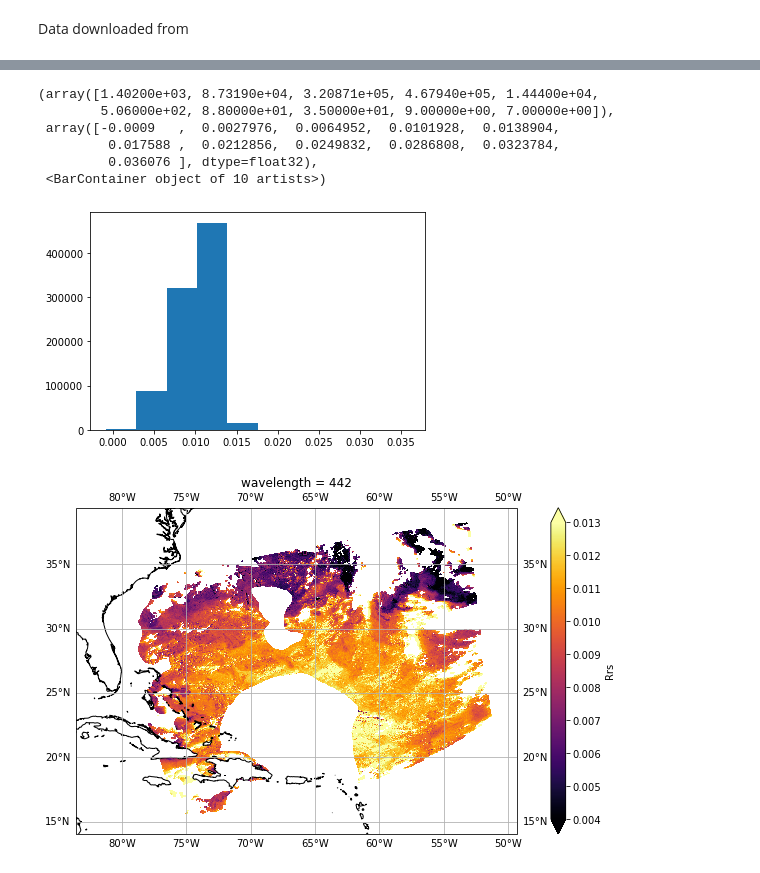
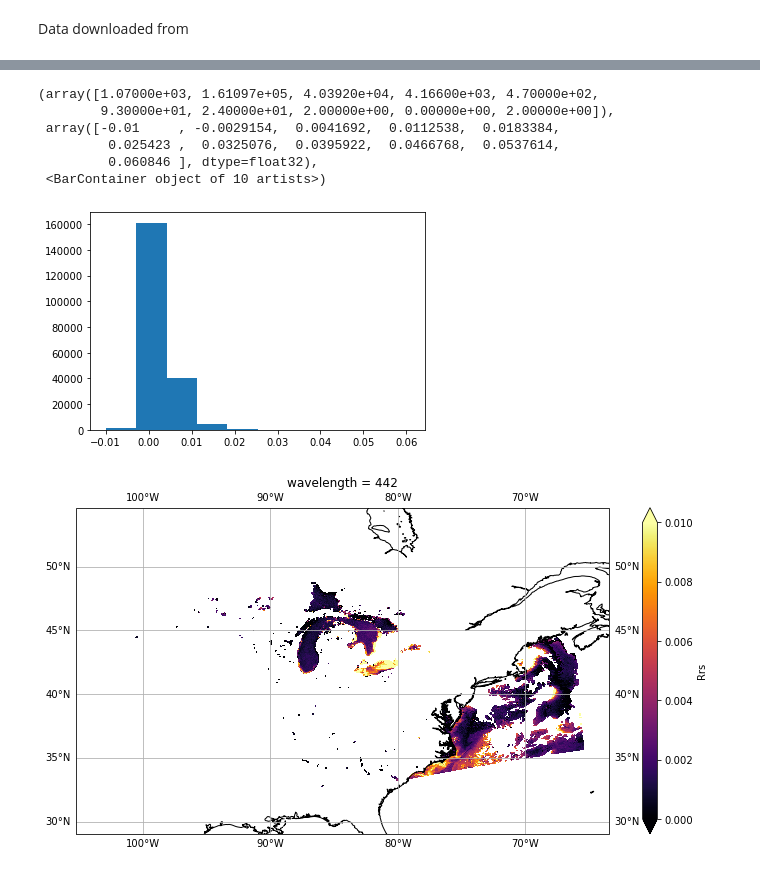
Before and after one commit to patrickcgray/ml_in_ocean_rs, a Jupyter notebook: clustering_pace.ipynb, the cells around one changed output, grey strips where cells are left out. Drawn from its saved outputs; the diff is of its cells as text; code cells hidden in the pictures.

Commit message:
finished the paper figure mostly for clustering

```diff
--- a/clustering_pace.ipynb
+++ b/clustering_pace.ipynb
@@ -29,3 +31,5 @@ fn = 'data/PACE_OCI.20240416T162518.L2.OC_AOP.V1_0_0.NRT.nc'
 fn = 'data/PACE_OCI.20240413T175156.L2.OC_AOP.V1_0_0.NRT.nc'
 # %%
 fn = 'data/PACE_OCI.20240420T170201.L2.OC_AOP.V1_0_0.NRT.nc'
+# %%
+fn = 'data/PACE_OCI.20240413T175656.L2.OC_AOP.V1_0_0.NRT.nc'
@@ -67,30 +73,36 @@ xds = load_oci_l2(fn, full_flag = True)
+# %%
+xds = load_oci_l2(fn, full_flag = False)
+# %%
+xds['Rrs'] = xr.where(xds['Rrs']>-10, xds['Rrs'], np.nan)
+# %%
+xds['Rrs'] = xr.where(xds['Rrs']<100, xds['Rrs'], np.nan)
 # %%
 wls = xds.wavelength
 # %%
 plt.hist(xds.Rrs[:,:,42].values.flatten())
 # %% [output]
-(array([1.40200e+03, 8.73190e+04, 3.20871e+05, 4.67940e+05, 1.44400e+04,
-        5.06000e+02, 8.80000e+01, 3.50000e+01, 9.00000e+00, 7.00000e+00]),
- array([-0.0009   ,  0.0027976,  0.0064952,  0.0101928,  0.0138904,
-         0.017588 ,  0.0212856,  0.0249832,  0.0286808,  0.0323784,
-         0.036076 ], dtype=float32),
+(array([1.07000e+03, 1.61097e+05, 4.03920e+04, 4.16600e+03, 4.70000e+02,
+        9.30000e+01, 2.40000e+01, 2.00000e+00, 0.00000e+00, 2.00000e+00]),
+ array([-0.01     , -0.0029154,  0.0041692,  0.0112538,  0.0183384,
+         0.025423 ,  0.0325076,  0.0395922,  0.0466768,  0.0537614,
+         0.060846 ], dtype=float32),
  <BarContainer object of 10 artists>)
-[figure, old version]
+[figure, new version]
 # %%
 fig, ax = plt.subplots(figsize=(12,6), subplot_kw=dict(projection=crs.PlateCarree()))
 ax.coastlines(resolution='10m')
 # ax.set_ylim(34,45)
 # ax.set_xlim(-80,-60)
 
-xds.Rrs[:,:,42].plot(ax=ax, x='longitude', y='latitude', vmin=0.004,vmax=0.013, cmap='inferno')
+xds.Rrs[:,:,42].plot(ax=ax, x='longitude', y='latitude', vmin=0.00,vmax=0.01, cmap='inferno')
 
 gl = ax.gridlines(draw_labels=True)
 
 # plt.savefig('figs/440nm_northwest_atlantic_pace.png',dpi=300)
 
 plt.show()
 # %% [output]
-[figure, old version]
+[figure, new version]
 # %%
 # xds_subset = xds.where((xds.longitude > -72.5) & (xds.longitude < -70))
 # xds_subset = xds_subset.where((xds_subset.latitude > 36) & (xds_subset.latitude < 42))
```
Also changed, not shown: parts of 76 cells of this notebook.
